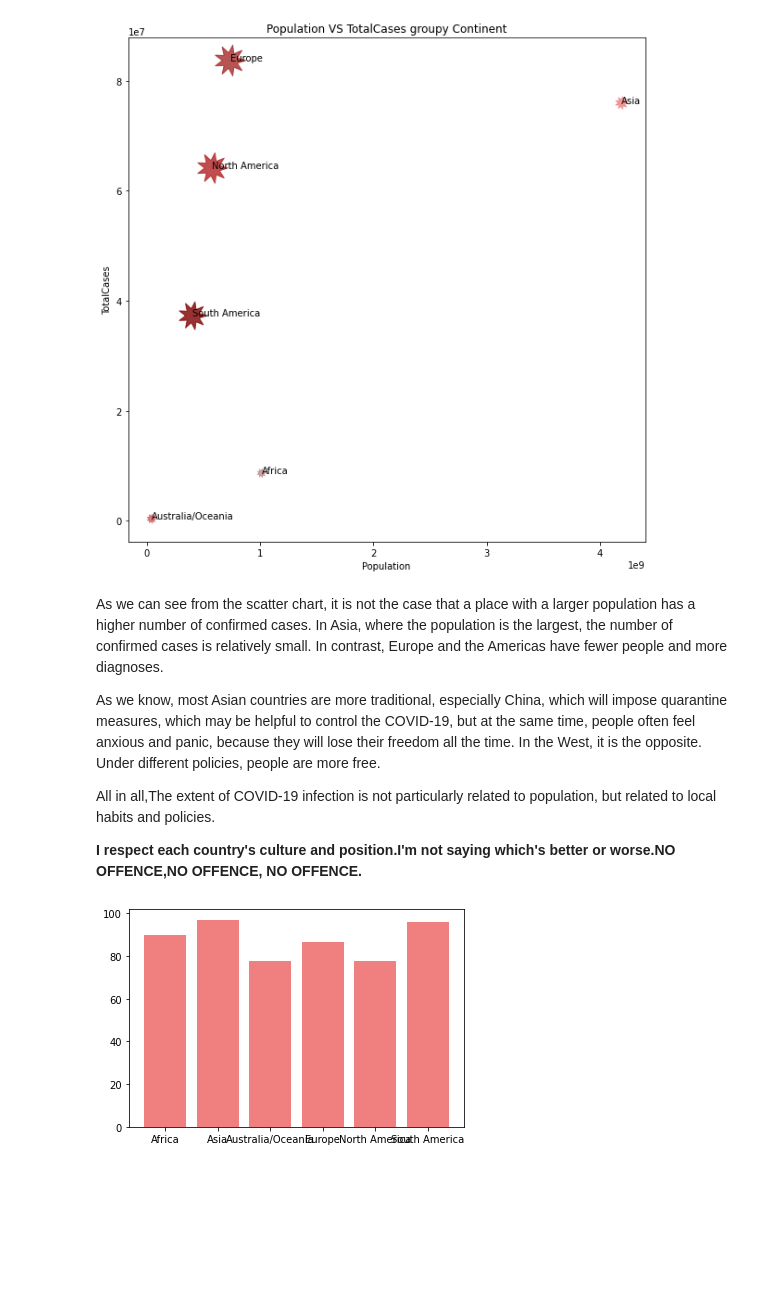
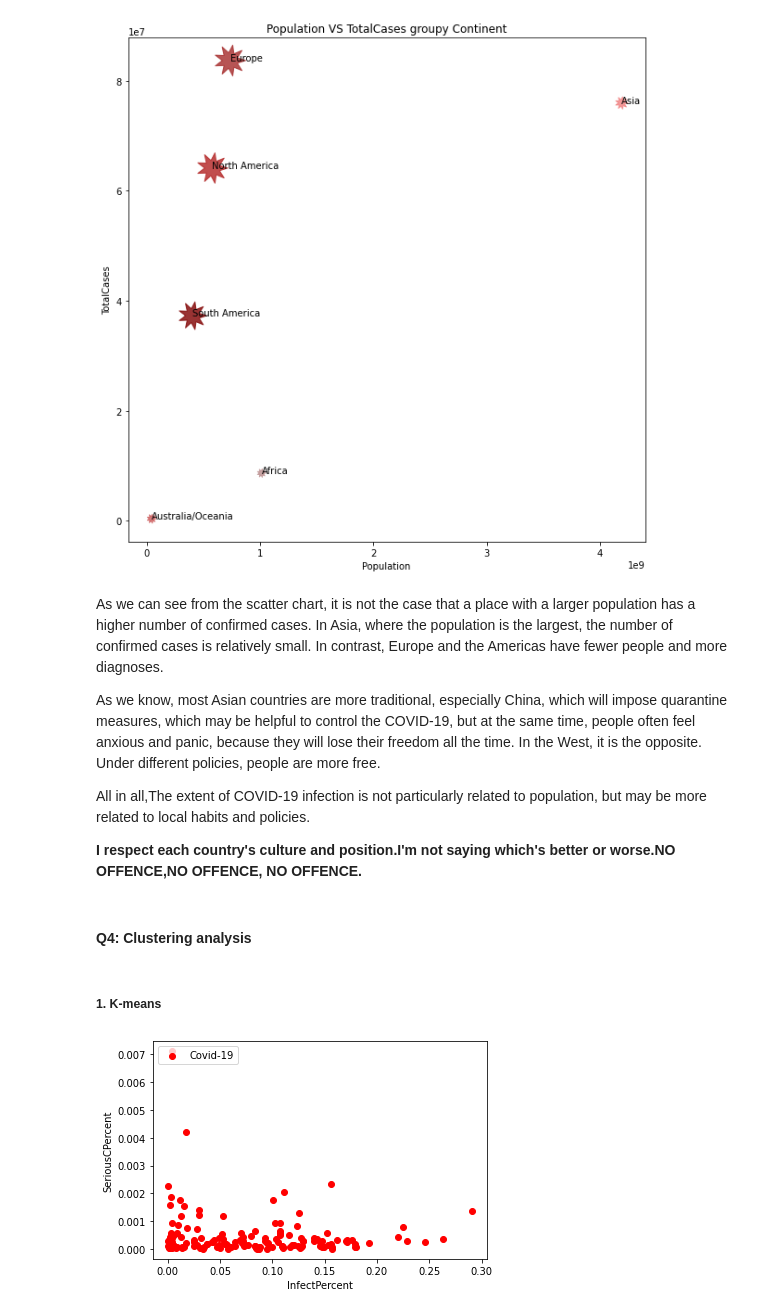
Before and after one commit to Siyanho/project, a Jupyter notebook: Part3.ipynb, the cells around one changed output. Saved outputs shown, nothing was run; the diff lists cells and outputs as text; code cells hidden in the pictures; blank space fills up the shorter version.

```diff
--- a/Part3.ipynb
+++ b/Part3.ipynb
@@ -513,13 +513,10 @@ As we can see from the scatter chart, it is not the case that a place with a lar
 
 As we know, most Asian countries are more traditional, especially China, which will impose quarantine measures, which may be helpful to control the COVID-19, but at the same time, people often feel anxious and panic, because they will lose their freedom all the time. In the West, it is the opposite. Under different policies, people are more free.
 
-All in all,The extent of COVID-19 infection is not particularly related to population, but related to local habits and policies.
+All in all,The extent of COVID-19 infection is not particularly related to population, but may be more related to local habits and policies.
 
 **I respect each country's culture and position.I'm not saying which's better or worse.NO OFFENCE,NO OFFENCE, NO OFFENCE.**
-# %%
-plt.figure()
-plt.bar(data1.Continent,(data1.RecoveredRates)*100,color='lightcoral', label='Population')
-#plt.bar(data1.Continent,data1.TotalDeaths, color='g', label='TotalCases')
-plt.show()
-# %% [output]
-[figure, removed]
+# %% [markdown]
+#### Q4: Clustering analysis
+# %% [markdown]
+##### 1. K-means
@@ -525,0 +525,18 @@ plt.show()
+# %%
+
+import matplotlib.pyplot as plt
+import numpy as np
+from sklearn.cluster import KMeans
+from sklearn.model_selection import train_test_split
+
+X = df3.iloc[:,-2:]
+y = df3.Country
+X_train, X_test, y_train, y_test = train_test_split(X, y, test_size=0.3, random_state=42)  # Training set accounted for 70%, test set accounted for 30%
+#ScatterPlot
+plt.scatter(X.iloc[:,-2], X.iloc[:,-1], c = "red", marker='o', label='Covid-19')
+plt.xlabel('InfectPercent')
+plt.ylabel('SeriousCPercent')
+plt.legend(loc=2)
+plt.show()
+# %% [output]
+[figure, added]
```
Also changed, not shown: parts of 15 cells of this notebook.
